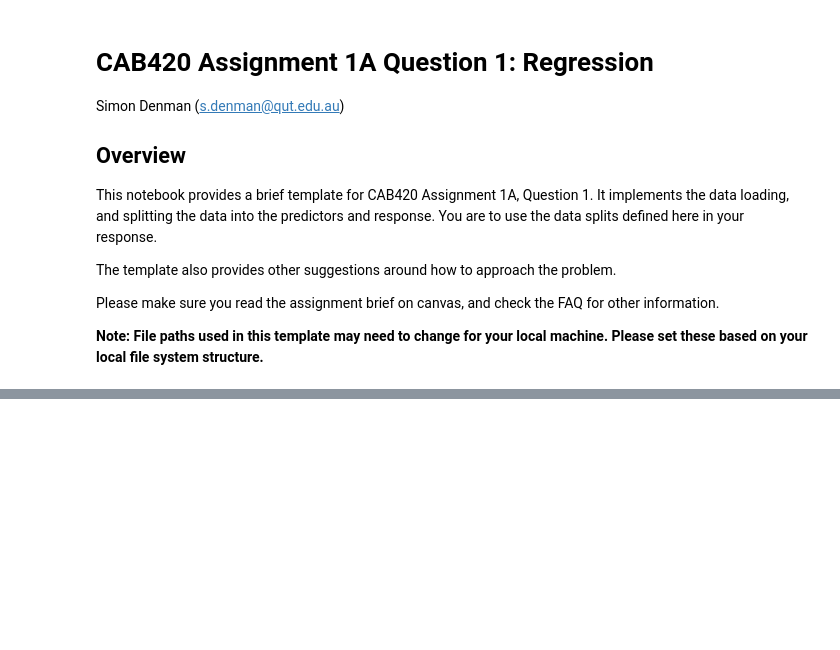
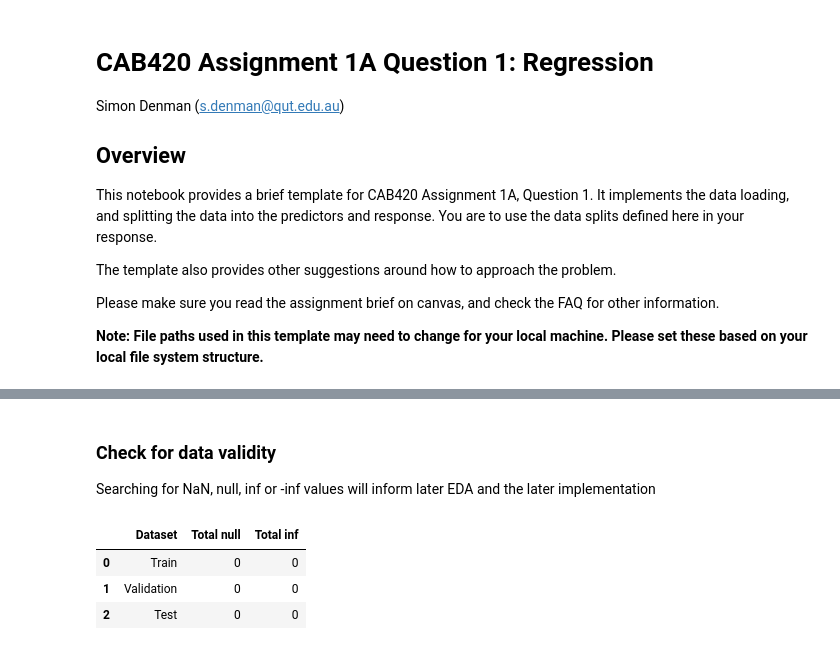
Before and after one commit to ostew5/cab420-introductory_problem_solving_tasks, a Jupyter notebook: 1. Regression.ipynb, the cells around one changed output, grey strips where cells are left out. Saved outputs shown, nothing was run; the diff lists cells and outputs as text; code cells hidden in the pictures; blank space fills up the shorter version.

```diff
--- a/1. Regression.ipynb
+++ b/1. Regression.ipynb
@@ -30,0 +111,19 @@ y_test = test.iloc[:,-1]
+# %% [markdown]
+### Check for data validity
+
+Searching for NaN, null, inf or -inf values will inform later EDA and the later implementation
+# %%
+display(
+    pd.DataFrame(
+        {
+            "Dataset" : ["Train", "Validation", "Test"],
+            "Total null": [train.isnull().sum().sum(), val.isnull().sum().sum(), test.isnull().sum().sum()],
+            "Total inf": [np.isinf(train).sum().sum(), np.isinf(val).sum().sum(), np.isinf(test).sum().sum()]
+        }
+    )
+)
+# %% [output]
+|  | Dataset | Total null | Total inf |
+| 0 | Train | 0 | 0 |
+| 1 | Validation | 0 | 0 |
+| 2 | Test | 0 | 0 |
```
Also changed, not shown: parts of 14 cells of this notebook.
